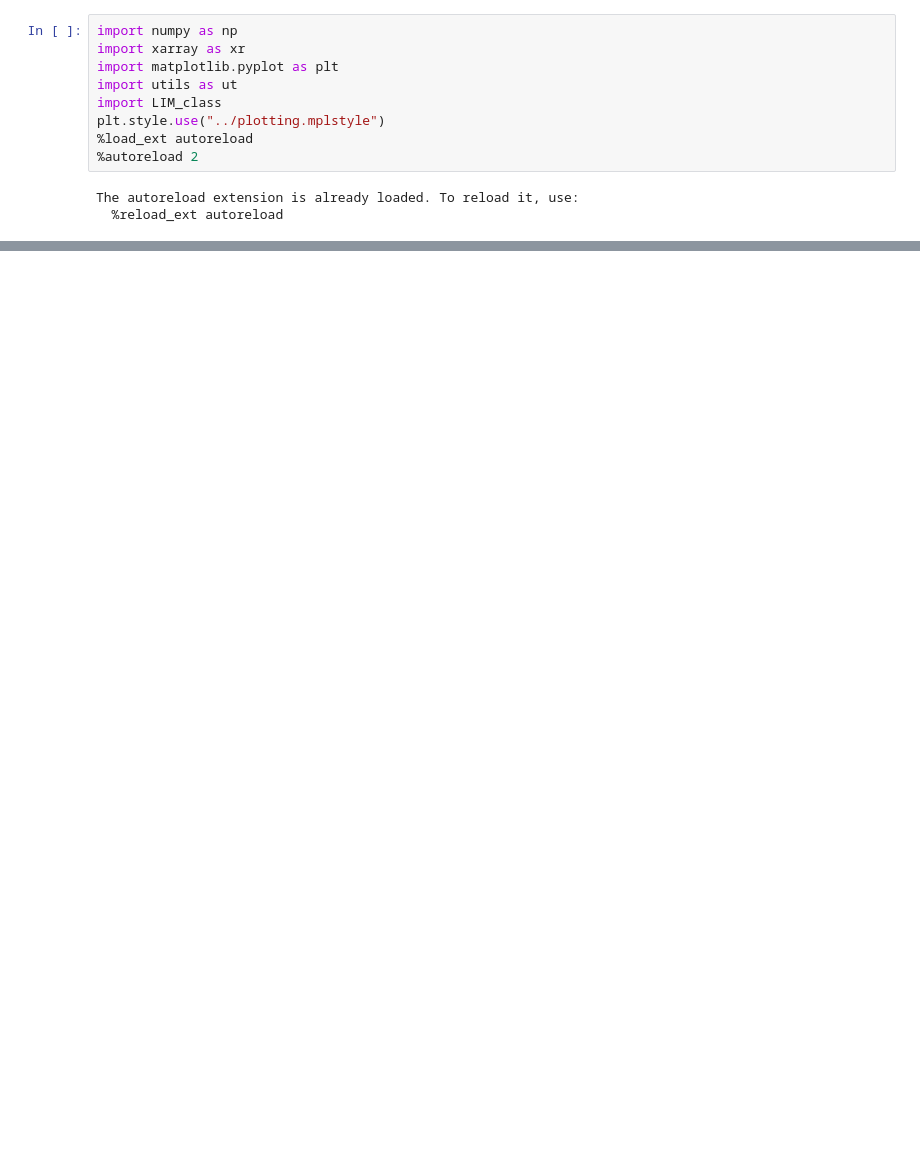
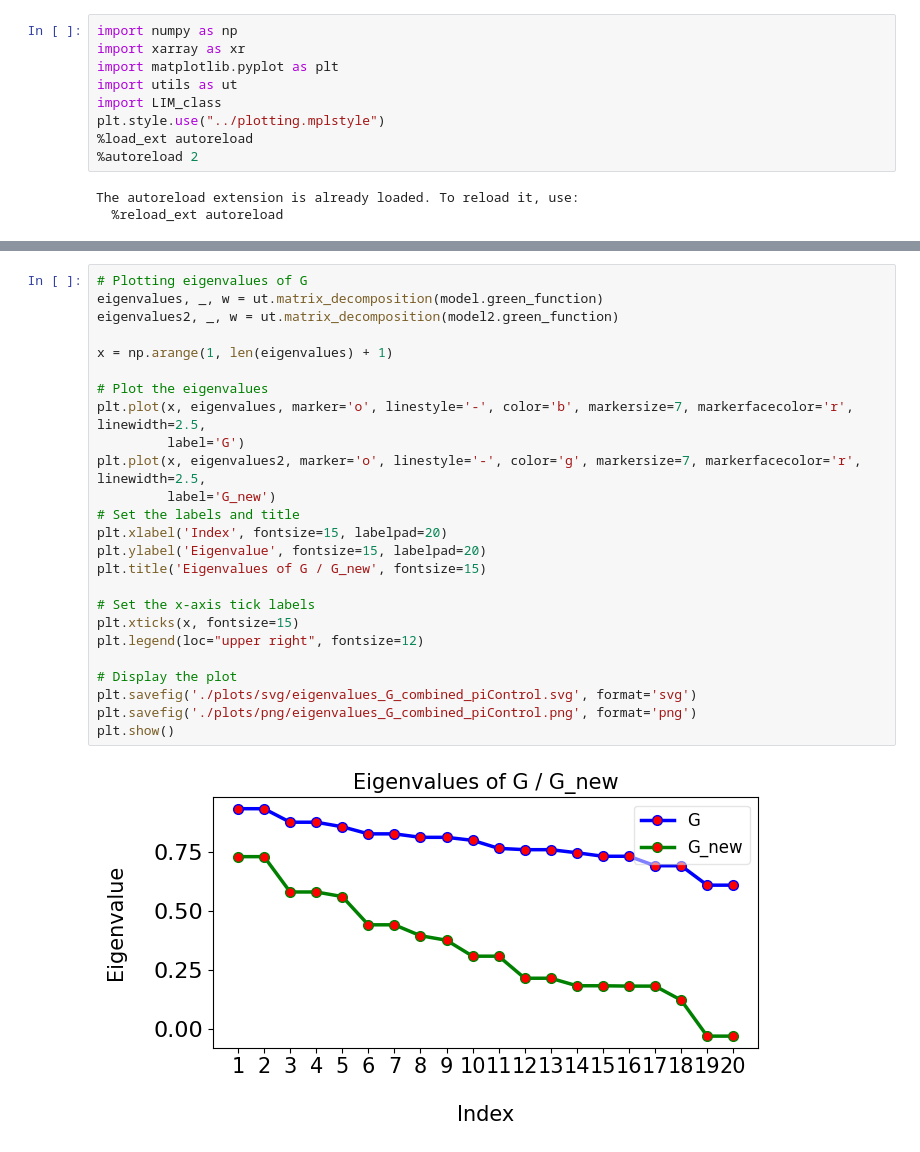
Before and after one commit to Felix6464/ML_Climate_Science_Research_Project, a Jupyter notebook: LIM/lim_plot_testing.ipynb, the cells around one changed output, grey strips where cells are left out. Drawn from its saved outputs; the diff is of its cells as text; blank space fills up the shorter version.

```diff
--- a/LIM/lim_plot_testing.ipynb
+++ b/LIM/lim_plot_testing.ipynb
@@ -162,0 +246,27 @@ No artists with labels found to put in legend.  Note that artists whose label st
+# %%
+# Plotting eigenvalues of G
+eigenvalues, _, w = ut.matrix_decomposition(model.green_function)
+eigenvalues2, _, w = ut.matrix_decomposition(model2.green_function)
+
+x = np.arange(1, len(eigenvalues) + 1)
+
+# Plot the eigenvalues
+plt.plot(x, eigenvalues, marker='o', linestyle='-', color='b', markersize=7, markerfacecolor='r', linewidth=2.5,
+         label='G')
+plt.plot(x, eigenvalues2, marker='o', linestyle='-', color='g', markersize=7, markerfacecolor='r', linewidth=2.5,
+         label='G_new')
+# Set the labels and title
+plt.xlabel('Index', fontsize=15, labelpad=20)
+plt.ylabel('Eigenvalue', fontsize=15, labelpad=20)
+plt.title('Eigenvalues of G / G_new', fontsize=15)
+
+# Set the x-axis tick labels
+plt.xticks(x, fontsize=15)
+plt.legend(loc="upper right", fontsize=12)
+
+# Display the plot
+plt.savefig('./plots/svg/eigenvalues_G_combined_piControl.svg', format='svg')
+plt.savefig('./plots/png/eigenvalues_G_combined_piControl.png', format='png')
+plt.show()
+# %% [output]
+[figure, added]
```
Also changed, not shown: parts of 7 cells of this notebook, 3 other files.
